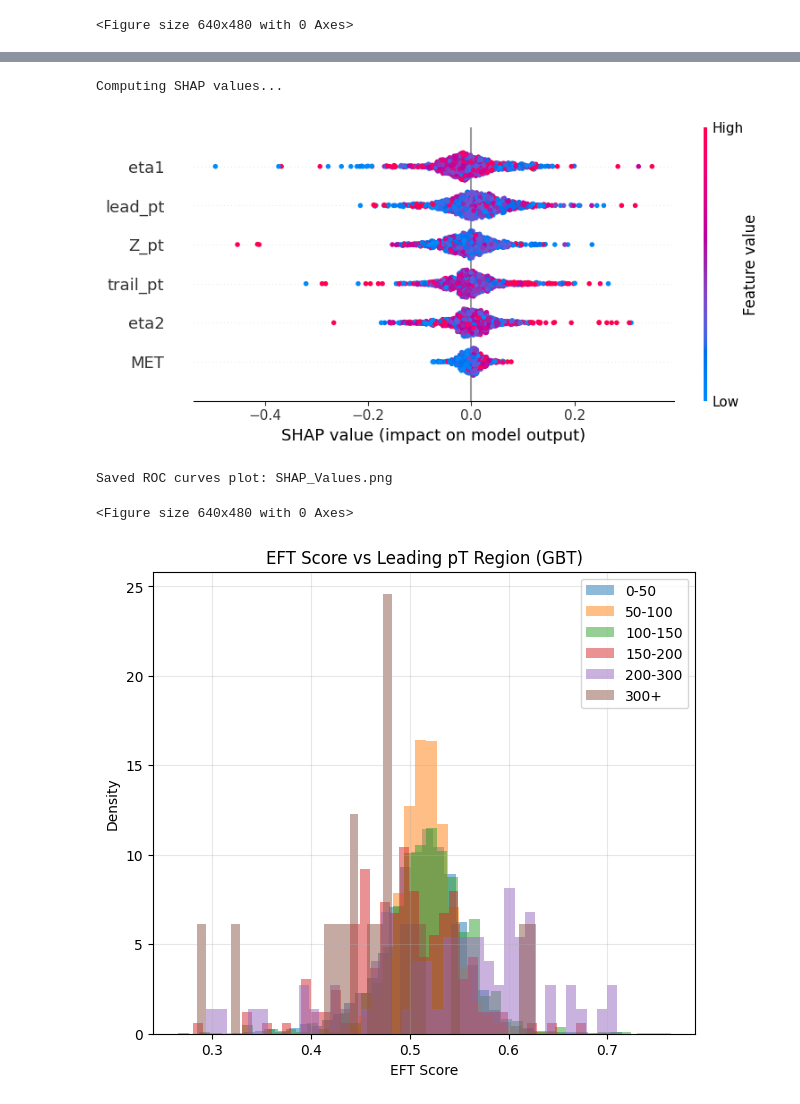
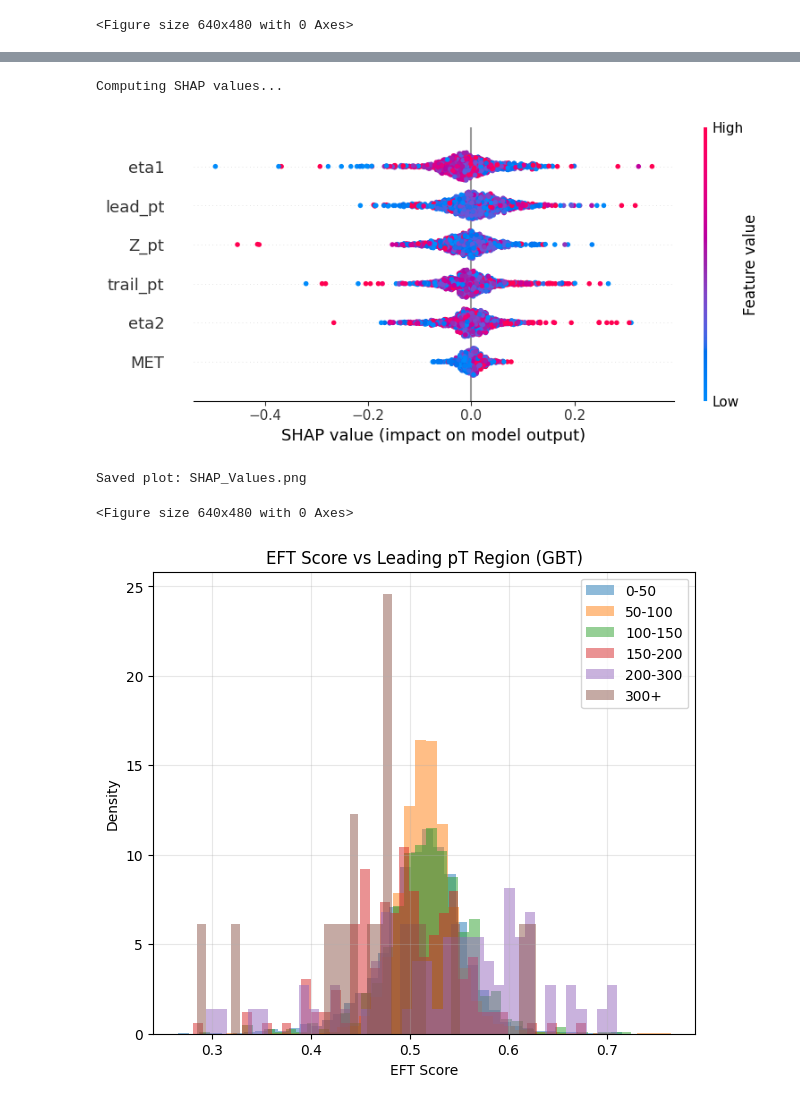
Before and after one commit to John-Aremu/SM-vs-EFT-simulation-analysis, a Jupyter notebook: SMEFT Analysis.ipynb, the cells around one changed output, grey strips where cells are left out. Cells and saved outputs as stored; diff of their text form; code cells hidden in the pictures.

```diff
--- a/SMEFT Analysis.ipynb
+++ b/SMEFT Analysis.ipynb
@@ -19,6 +19,13 @@ from sklearn.neural_network import MLPClassifier, MLPRegressor
 
 import xgboost as xgb
 import shap
+# %%
+# Check if xgboost is available
+try:
+    import xgboost as xgb
+    HAS_XGB = True
+except ImportError:
+    HAS_XGB = False
 # %%
 file = uproot.open("unweighted_events.root")
 tree = file["LHEF"]
@@ -733,24 +884,29 @@ Saved ROC curves plot: roc_curves.png
 # %%
 #ML-4: SHAP Analysis
+
+try:
+    import shap
+    HAS_SHAP = True
+except ImportError:
+    HAS_SHAP = False
 
 if HAS_SHAP:
     print("Computing SHAP values...")
     explainer = shap.TreeExplainer(model_gbt)
     shap_vals = explainer.shap_values(X_test[:1000])
 
     if isinstance(shap_vals, list):
         shap_vals = shap_vals[1]  # take EFT class
 
     shap.summary_plot(shap_vals, X_test[:1000], feature_names=feature_cols)
+    plt.savefig("SHAP_Values.png", dpi=200, bbox_inches='tight')
+    print("Saved plot: SHAP_Values.png")
 else:
     print("SHAP not installed.")
-
-plt.savefig("SHAP_Values.png", dpi=200, bbox_inches='tight')
-print("Saved ROC curves plot: SHAP_Values.png")
 # %% [output]
 Computing SHAP values...
-[figure, old version]
+[figure, new version]
-Saved ROC curves plot: SHAP_Values.png
+Saved plot: SHAP_Values.png
 <Figure size 640x480 with 0 Axes>
 # %%
 #ML-5: EFT score vs leading pT
```
Also changed, not shown: parts of 10 cells of this notebook, 1 other file.
